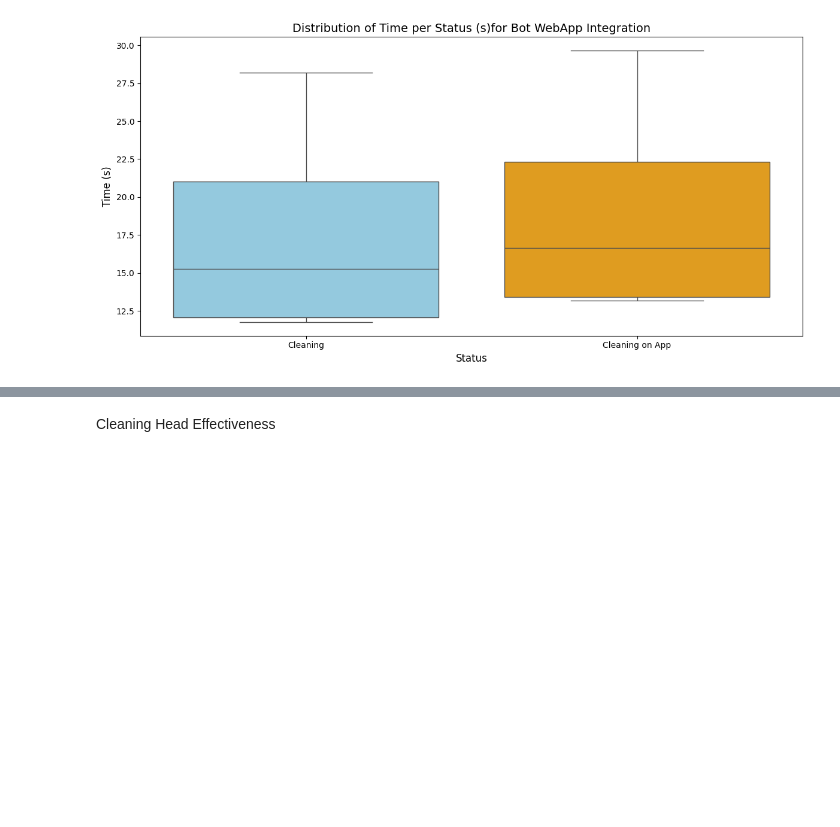
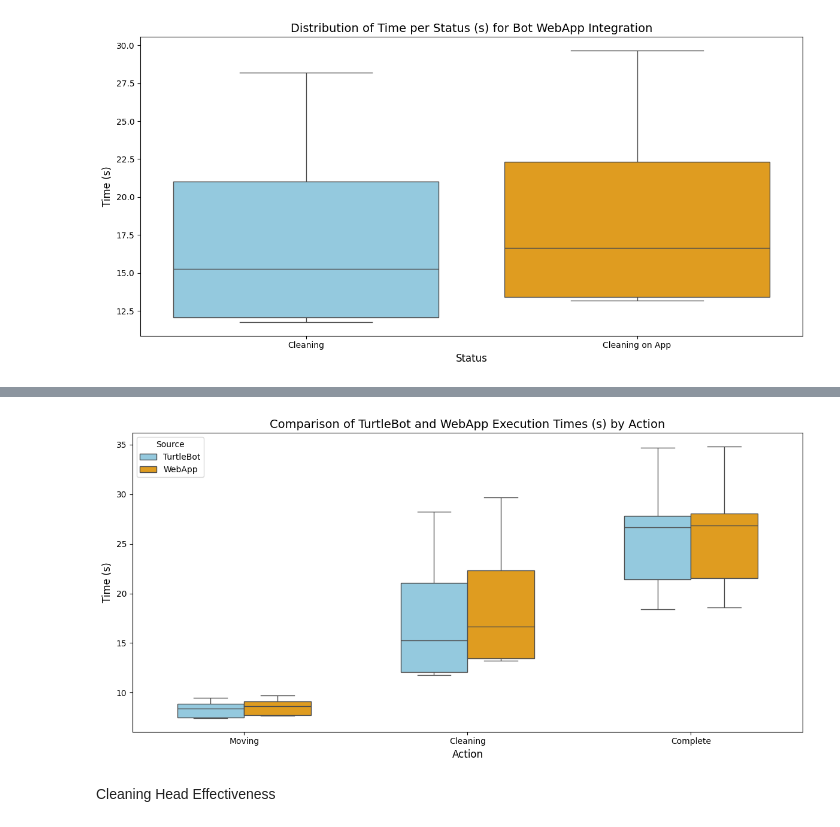
Before and after one commit to SDP-Group6/data_analysis, a Jupyter notebook: quantitative_analysis.ipynb, the cells around one changed output, grey strips where cells are left out. Drawn from its saved outputs; the diff is of its cells as text; code cells hidden in the pictures; blank space fills up the shorter version.

Commit message:
fix turtlebot vs webapp comparison boxplot

```diff
--- a/quantitative_analysis.ipynb
+++ b/quantitative_analysis.ipynb
@@ -442,3 +405,44 @@ plt.show()
+# %%
+bot_app_integration.columns = bot_app_integration.columns.str.strip()
+
+actions_melted = pd.melt(
+    bot_app_integration,
+    value_vars=[
+        "Moving", "Moving on App",
+        "Cleaning", "Cleaning on App",
+        "Complete", "Completed on App"
+    ],
+    var_name="Status",
+    value_name="Time"
+)
+
+actions_melted["Source"] = actions_melted["Status"].apply(
+    lambda x: "TurtleBot" if "on App" not in x else "WebApp"
+)
+actions_melted["Action"] = actions_melted["Status"].apply(
+    lambda x: "Moving" if "Moving" in x else ("Cleaning" if "Cleaning" in x else "Complete")
+)
+# %%
+plt.figure(figsize=(12, 6))
+sns.boxplot(
+    data=actions_melted,
+    x="Action",
+    y="Time",
+    hue="Source",
+    palette=["skyblue", "orange"],
+    dodge=True,
+    width=0.6
+)
+
+plt.title("Comparison of TurtleBot and WebApp Execution Times (s) by Action", fontsize=14)
+plt.xlabel("Action", fontsize=12)
+plt.ylabel("Time (s)", fontsize=12)
+plt.legend(title="Source")
+
+plt.tight_layout()
+plt.show()
+# %% [output]
+[figure, added]
 # %% [markdown]
 Cleaning Head Effectiveness
 # %%
```
Also changed, not shown: parts of 6 cells of this notebook.
